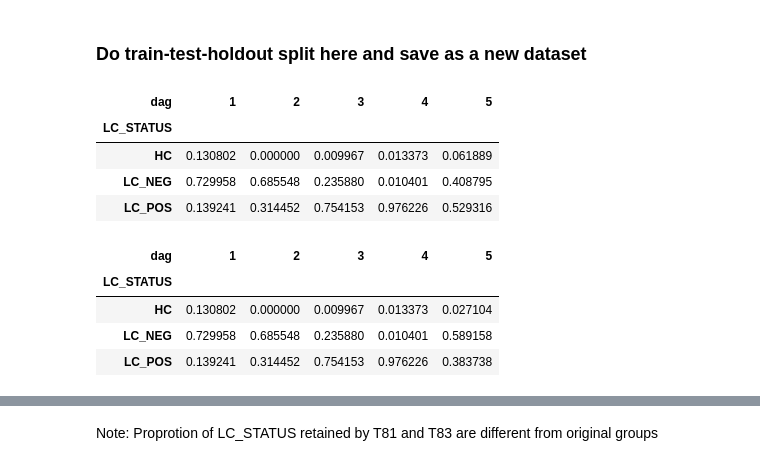
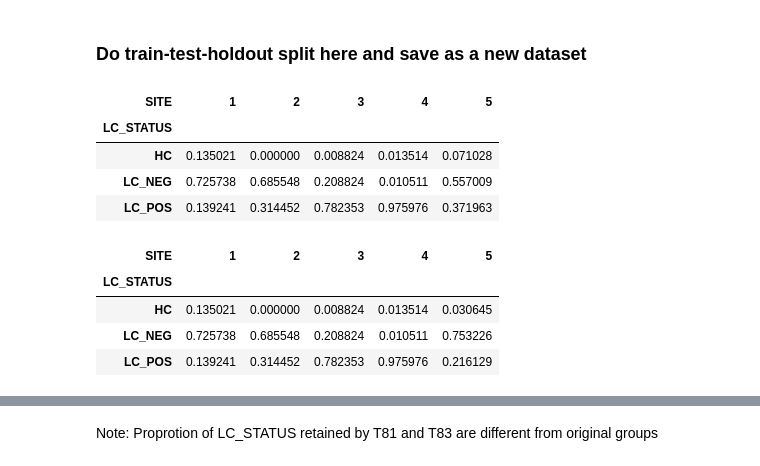
Before and after one commit to davidtweddell/lc_repo, a Jupyter notebook: 03-split-data.ipynb, the cells around one changed output, grey strips where cells are left out. Drawn from its saved outputs; the diff is of its cells as text; code cells hidden in the pictures.

```diff
--- a/03-split-data.ipynb
+++ b/03-split-data.ipynb
@@ -29,22 +21,24 @@ The autoreload extension is already loaded. To reload it, use:
 # %%
-df81 = load_dataset_to_df('../Data/DataV1/featuresThresAll81.arrow', verbose = True)
-df83 = load_dataset_to_df('../Data/DataV1/featuresThresAll83.arrow', verbose = True)
-df = load_dataset_to_df("../Data/DataV1/features.arrow", verbose=True)
+df81 = load_dataset_to_df('../Data/DataV2/featuresThresAll81.arrow', verbose = True)
+df85 = load_dataset_to_df('../Data/DataV2/featuresThresAll85.arrow', verbose = True)
+dfDT = load_dataset_to_df("../Data/DataV2/featuresDT.arrow", verbose=True)
+
+df = load_dataset_to_df("../Data/DataV2/features.arrow", verbose=True)
 # %% [markdown]
 ### Do train-test-holdout split here and save as a new dataset
 # %%
-pd.crosstab(df81['LC_STATUS'], df81['dag'], normalize='columns')
+pd.crosstab(df81['LC_STATUS'], df81['SITE'], normalize='columns')
 # %% [output]
-| dag | 1 | 2 | 3 | 4 | 5 |
+| SITE | 1 | 2 | 3 | 4 | 5 |
 | LC_STATUS |  |  |  |  |  |
-| HC | 0.130802 | 0.000000 | 0.009967 | 0.013373 | 0.061889 |
-| LC_NEG | 0.729958 | 0.685548 | 0.235880 | 0.010401 | 0.408795 |
-| LC_POS | 0.139241 | 0.314452 | 0.754153 | 0.976226 | 0.529316 |
+| HC | 0.135021 | 0.000000 | 0.008824 | 0.013514 | 0.071028 |
+| LC_NEG | 0.725738 | 0.685548 | 0.208824 | 0.010511 | 0.557009 |
+| LC_POS | 0.139241 | 0.314452 | 0.782353 | 0.975976 | 0.371963 |
 # %%
-pd.crosstab(df83["LC_STATUS"], df83["dag"], normalize="columns")
+pd.crosstab(df85["LC_STATUS"], df85["SITE"], normalize="columns")
 # %% [output]
-| dag | 1 | 2 | 3 | 4 | 5 |
+| SITE | 1 | 2 | 3 | 4 | 5 |
 | LC_STATUS |  |  |  |  |  |
-| HC | 0.130802 | 0.000000 | 0.009967 | 0.013373 | 0.027104 |
-| LC_NEG | 0.729958 | 0.685548 | 0.235880 | 0.010401 | 0.589158 |
-| LC_POS | 0.139241 | 0.314452 | 0.754153 | 0.976226 | 0.383738 |
+| HC | 0.135021 | 0.000000 | 0.008824 | 0.013514 | 0.030645 |
+| LC_NEG | 0.725738 | 0.685548 | 0.208824 | 0.010511 | 0.753226 |
+| LC_POS | 0.139241 | 0.314452 | 0.782353 | 0.975976 | 0.216129 |
```
Also changed, not shown: parts of 23 cells of this notebook.
